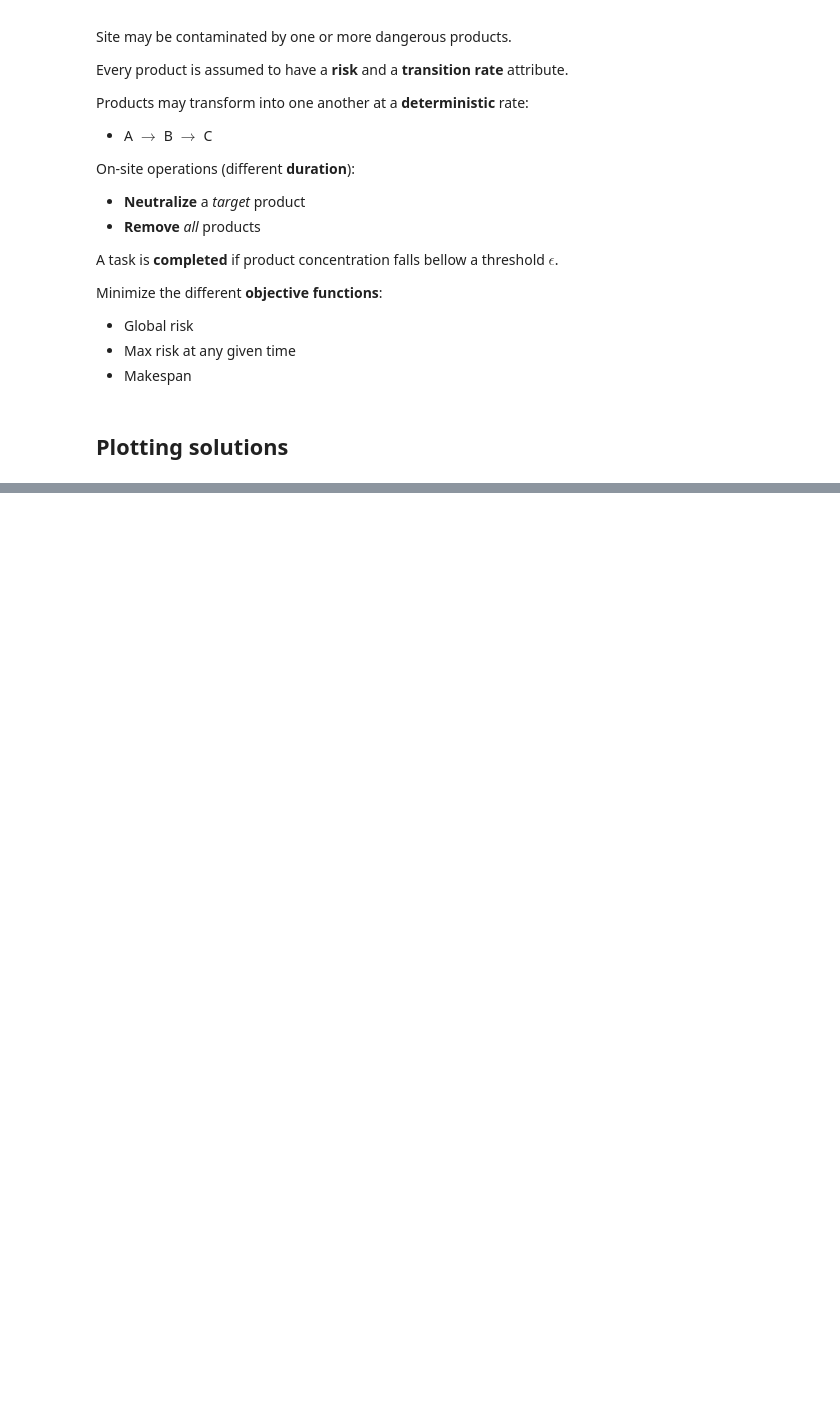
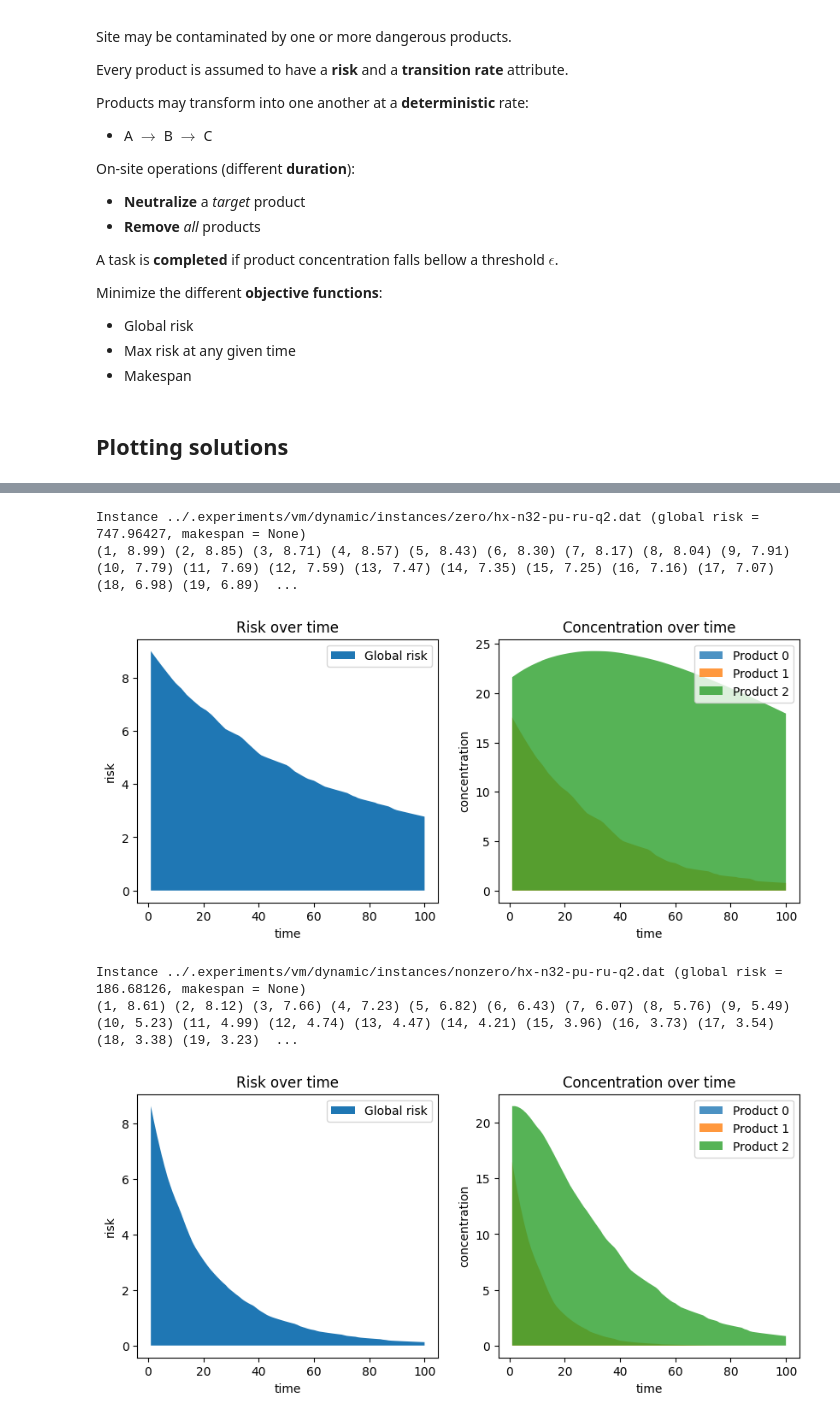
Before and after one commit to gacheiro/optlis, a Jupyter notebook: notebooks/Dynamic tranformation and degradation.ipynb, the cells around one changed output, grey strips where cells are left out. Saved outputs shown, nothing was run; the diff lists cells and outputs as text; code cells hidden in the pictures; blank space fills up the shorter version.

```diff
--- a/notebooks/Dynamic tranformation and degradation.ipynb
+++ b/notebooks/Dynamic tranformation and degradation.ipynb
@@ -72,0 +78,23 @@ Instance ../data/instances/example-dynamic-double.dat (global risk =  12.09267,
+# %%
+# for n in (8, 16, 32):
+#     plot_graphs(
+#         f"../output/hx-n{n}-pu-ru-q1.dat",
+#         f"../output/hx-n{n}-pu-ru-q1.sol"
+#     )
+
+plot_graphs(
+    f"../.experiments/vm/dynamic/instances/zero/hx-n32-pu-ru-q2.dat",
+    f"../.experiments/vm/dynamic/cplex/zero/sol/hx-n32-pu-ru-q2.sol"
+)
+
+plot_graphs(
+    f"../.experiments/vm/dynamic/instances/nonzero/hx-n32-pu-ru-q2.dat",
+    f"../.experiments/vm/dynamic/cplex/nonzero/sol/hx-n32-pu-ru-q2.sol"
+)
+# %% [output]
+Instance ../.experiments/vm/dynamic/instances/zero/hx-n32-pu-ru-q2.dat (global risk =  747.96427, makespan = None)
+(1, 8.99) (2, 8.85) (3, 8.71) (4, 8.57) (5, 8.43) (6, 8.30) (7, 8.17) (8, 8.04) (9, 7.91) (10, 7.79) (11, 7.69) (12, 7.59) (13, 7.47) (14, 7.35) (15, 7.25) (16, 7.16) (17, 7.07) (18, 6.98) (19, 6.89)  ...
+[figure, added]
+Instance ../.experiments/vm/dynamic/instances/nonzero/hx-n32-pu-ru-q2.dat (global risk =  186.68126, makespan = None)
+(1, 8.61) (2, 8.12) (3, 7.66) (4, 7.23) (5, 6.82) (6, 6.43) (7, 6.07) (8, 5.76) (9, 5.49) (10, 5.23) (11, 4.99) (12, 4.74) (13, 4.47) (14, 4.21) (15, 3.96) (16, 3.73) (17, 3.54) (18, 3.38) (19, 3.23)  ...
+[figure, added]
```
Also changed, not shown: parts of 2 cells of this notebook, 4 other files.
